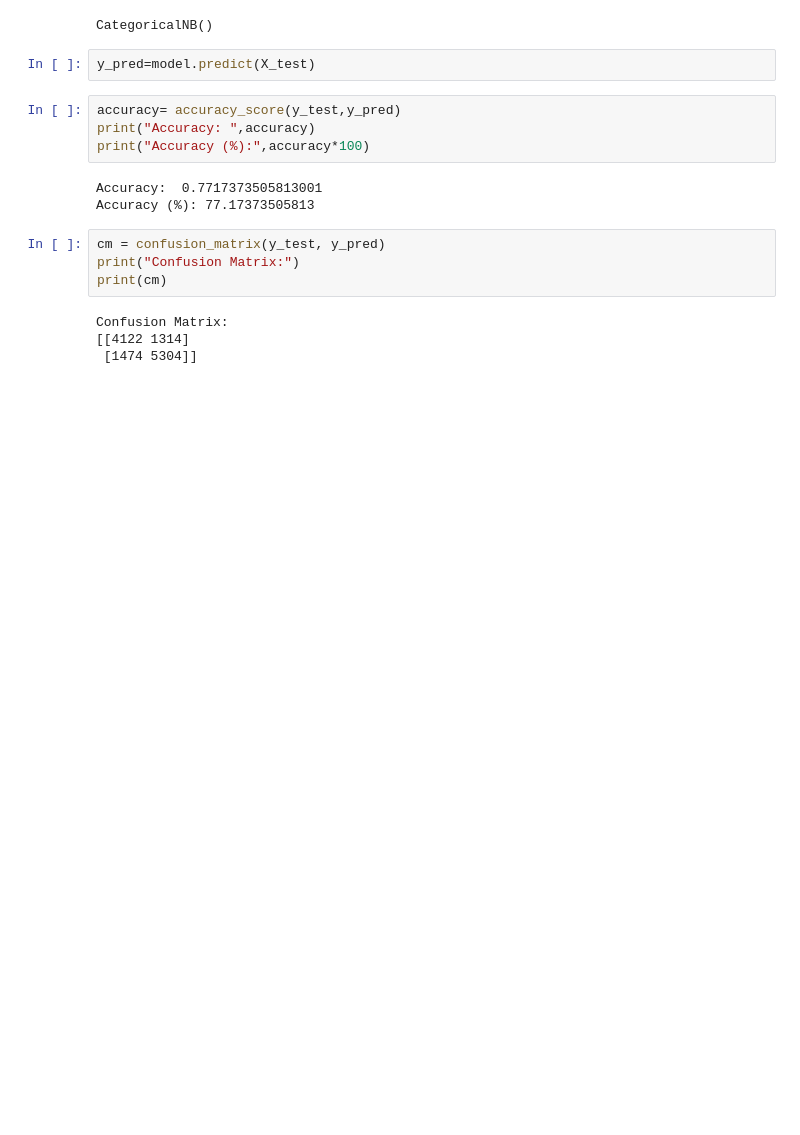
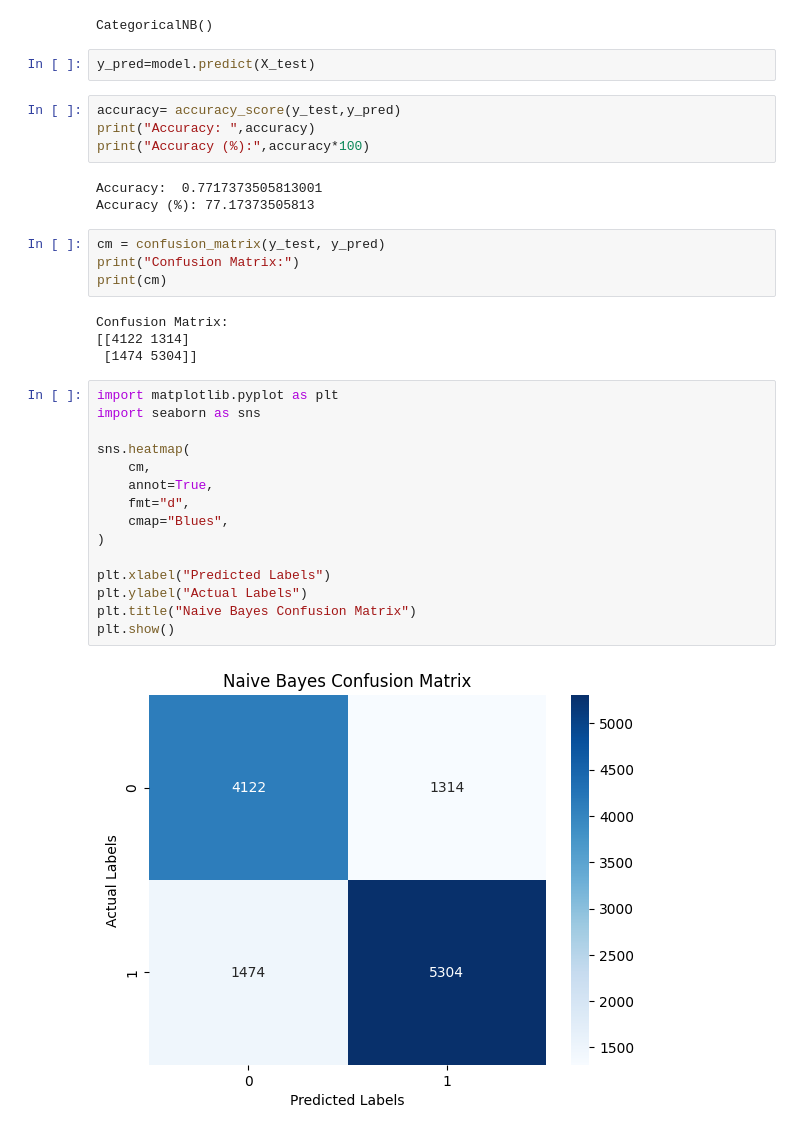
Before and after one commit to AbhishekShah272002/Machine-Learning-Study., a Jupyter notebook: Learning-Labs/mushroom.ipynb, the cells around one changed output. Saved outputs shown, nothing was run; the diff lists cells and outputs as text; blank space fills up the shorter version.

```diff
--- a/Learning-Labs/mushroom.ipynb
+++ b/Learning-Labs/mushroom.ipynb
@@ -77,3 +77,20 @@ print(cm)
 Confusion Matrix:
 [[4122 1314]
  [1474 5304]]
+# %%
+import matplotlib.pyplot as plt
+import seaborn as sns
+
+sns.heatmap(
+    cm,
+    annot=True,
+    fmt="d",
+    cmap="Blues",
+)
+
+plt.xlabel("Predicted Labels")
+plt.ylabel("Actual Labels")
+plt.title("Naive Bayes Confusion Matrix")
+plt.show()
+# %% [output]
+[figure, added]
```
Also changed, not shown: parts of 1 cell of this notebook.
